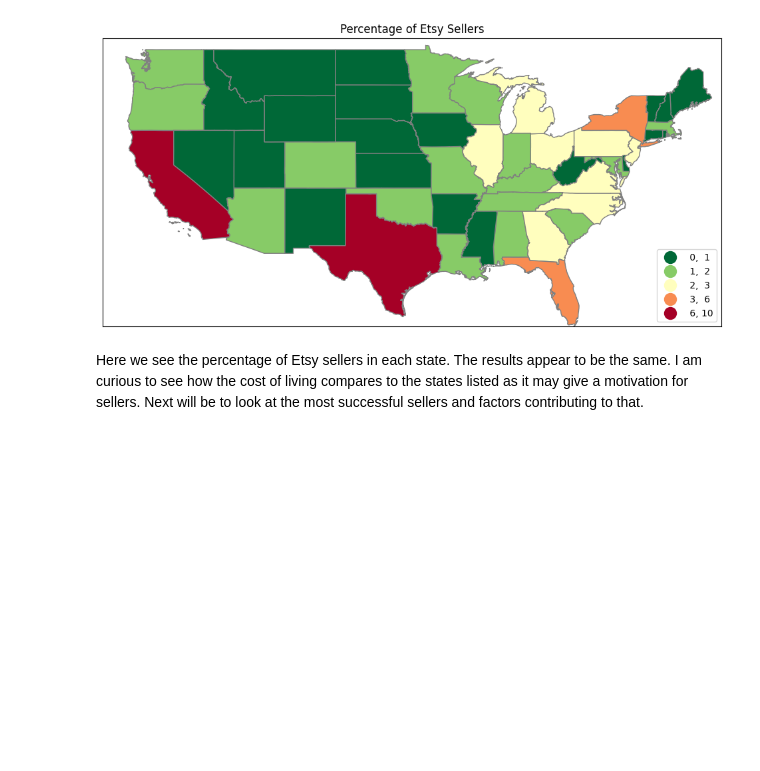
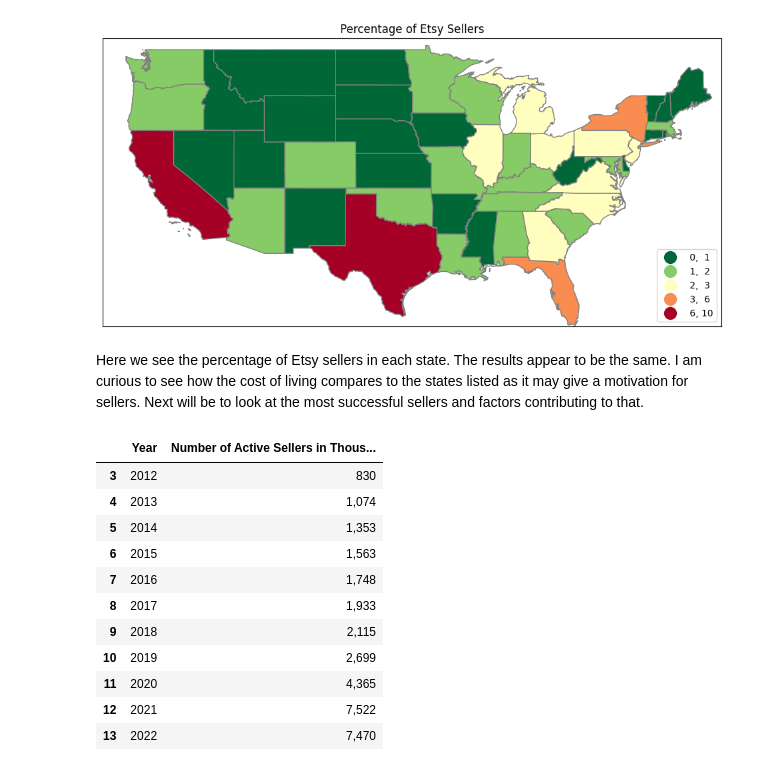
Before and after one commit to khagerthey/GIS, a Jupyter notebook: PS2.ipynb, the cells around one changed output. Saved outputs shown, nothing was run; the diff lists cells and outputs as text; code cells hidden in the pictures; blank space fills up the shorter version.

```diff
--- a/PS2.ipynb
+++ b/PS2.ipynb
@@ -253,3 +260,22 @@ Text(0.5, 485.96619430388847, '')
 [figure]
 # %% [markdown]
  Here we see the percentage of Etsy sellers in each state. The results appear to be the same. I am curious to see how the cost of living compares to the states listed as it may give a motivation for sellers. Next will be to look at the most successful sellers and factors contributing to that.
+# %%
+etsy_platform_pop = pd.read_csv('https://raw.githubusercontent.com/khagerthey/GIS/main/etsy_population_2012-2022.csv', header=None)
+etsy_platform_pop.columns=["Year", "Number of Active Sellers in Thousands"]
+etsy_platform_pop = etsy_platform_pop.iloc[3:]
+#etsy_platform_pop = etsy_us_sellers.replace('Washington, D.C.', 'District of Columbia')
+etsy_platform_pop
+# %% [output]
+|  | Year | Number of Active Sellers in Thous... |
+| 3 | 2012 | 830 |
+| 4 | 2013 | 1,074 |
+| 5 | 2014 | 1,353 |
+| 6 | 2015 | 1,563 |
+| 7 | 2016 | 1,748 |
+| 8 | 2017 | 1,933 |
+| 9 | 2018 | 2,115 |
+| 10 | 2019 | 2,699 |
+| 11 | 2020 | 4,365 |
+| 12 | 2021 | 7,522 |
+| 13 | 2022 | 7,470 |
```
Also changed, not shown: parts of 7 cells of this notebook.
